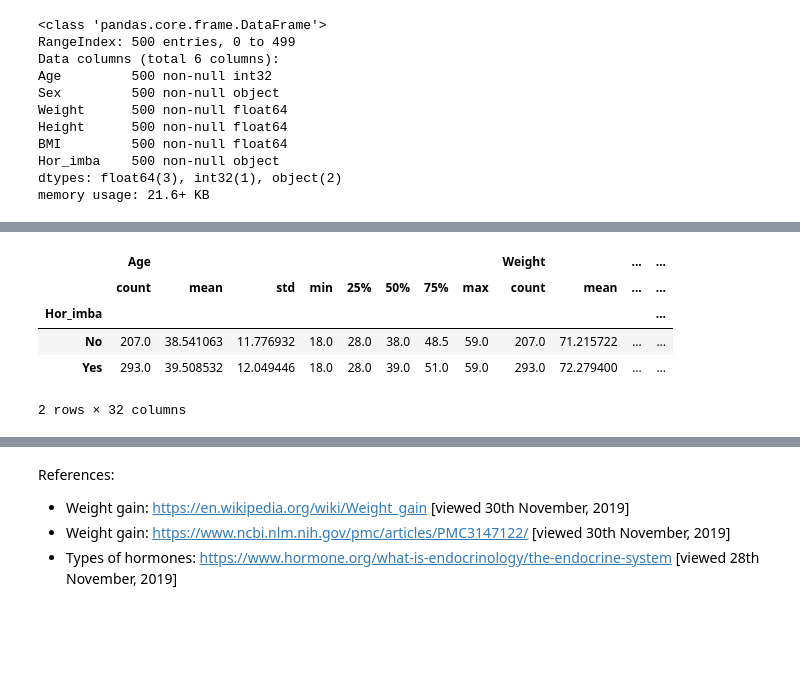
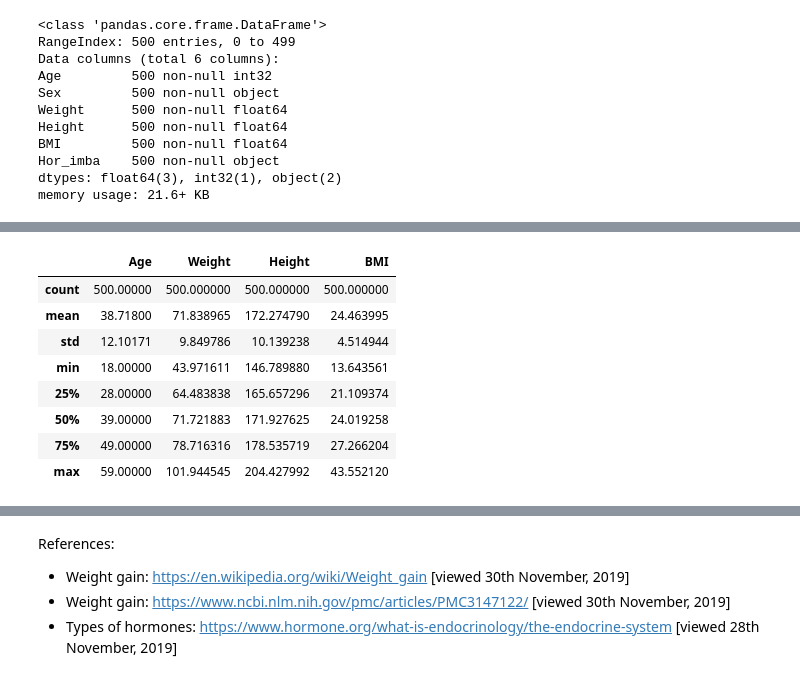
Before and after one commit to doriszd/Programming_project, a Jupyter notebook: project.ipynb, the cells around one changed output, grey strips where cells are left out. Cells and saved outputs as stored; diff of their text form; code cells hidden in the pictures; blank space fills up the shorter version.

```diff
--- a/project.ipynb
+++ b/project.ipynb
@@ -440,10 +440,13 @@ BMI        4.569833
 dtype: float64
 # %%
-df.groupby('Hor_imba').describe()
+df.describe()
 # %% [output]
-|  | Age |  |  |  |  |  |  |  | Weight |  | ... | ... |
-|  | count | mean | std | min | 25% | 50% | 75% | max | count | mean | ... | ... |
-| Hor_imba |  |  |  |  |  |  |  |  |  |  |  | ... |
-| No | 207.0 | 38.541063 | 11.776932 | 18.0 | 28.0 | 38.0 | 48.5 | 59.0 | 207.0 | 71.215722 | ... | ... |
-| Yes | 293.0 | 39.508532 | 12.049446 | 18.0 | 28.0 | 39.0 | 51.0 | 59.0 | 293.0 | 72.279400 | ... | ... |
+|  | Age | Weight | Height | BMI |
+| count | 500.00000 | 500.000000 | 500.000000 | 500.000000 |
+| mean | 38.71800 | 71.838965 | 172.274790 | 24.463995 |
+| std | 12.10171 | 9.849786 | 10.139238 | 4.514944 |
+| min | 18.00000 | 43.971611 | 146.789880 | 13.643561 |
+| 25% | 28.00000 | 64.483838 | 165.657296 | 21.109374 |
+| 50% | 39.00000 | 71.721883 | 171.927625 | 24.019258 |
+| 75% | 49.00000 | 78.716316 | 178.535719 | 27.266204 |
+| max | 59.00000 | 101.944545 | 204.427992 | 43.552120 |
-2 rows × 32 columns
```
Also changed, not shown: parts of 21 cells of this notebook.
